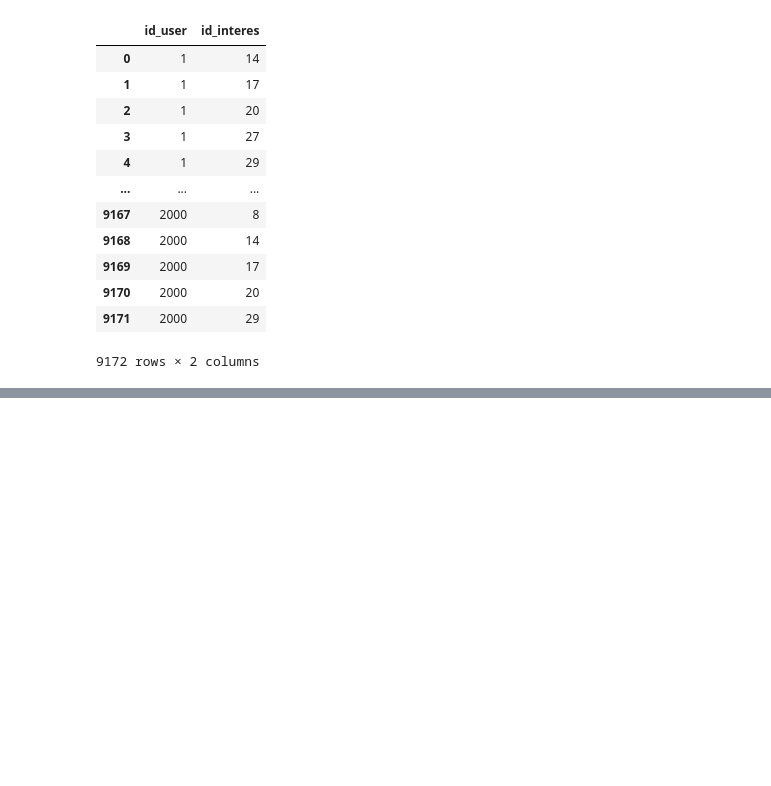
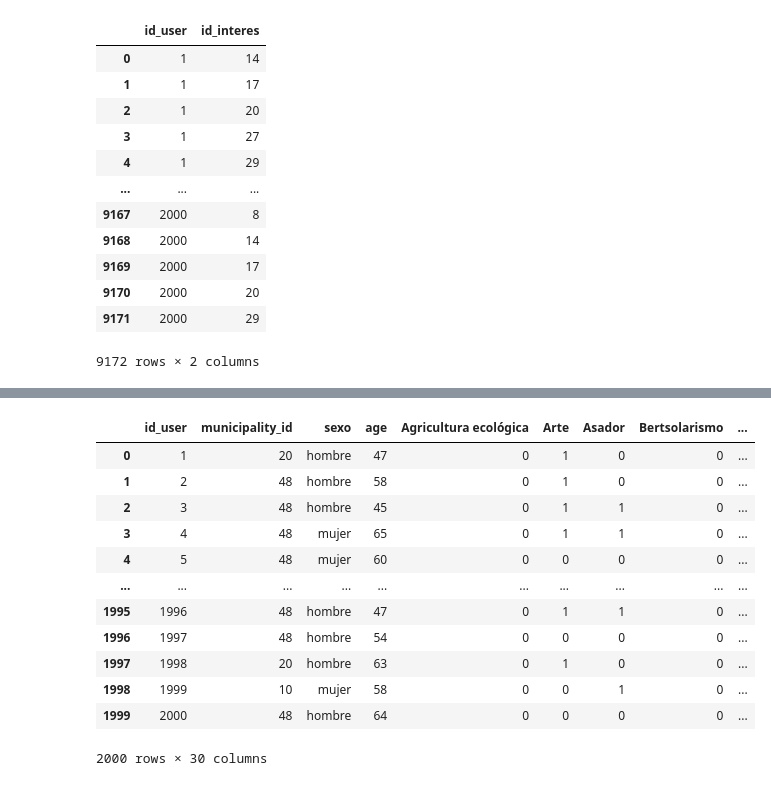
Before and after one commit to jlalonsoredon/desafio, a Jupyter notebook: feature_engineering.ipynb, the cells around one changed output, grey strips where cells are left out. Cells and saved outputs as stored; diff of their text form; code cells hidden in the pictures; blank space fills up the shorter version.

Commit message:
feature engineering, creación de CSVs para unificando las reseñas y creación de modelos.

```diff
--- a/feature_engineering.ipynb
+++ b/feature_engineering.ipynb
@@ -123,0 +141,18 @@ df_user_interes columns: ['id_user', 'id_interes']
+# %%
+# la columna df_user_total hay que editarla para quedanos con lo 2 primeros digitos para obtener la provincia
+df_user_total["municipality_id"] = df_user_total["municipality_id"].astype(str).str[:2]
+df_user_total
+# %% [output]
+|  | id_user | municipality_id | sexo | age | Agricultura ecológica | Arte | Asador | Bertsolarismo | ... |
+| 0 | 1 | 20 | hombre | 47 | 0 | 1 | 0 | 0 | ... |
+| 1 | 2 | 48 | hombre | 58 | 0 | 1 | 0 | 0 | ... |
+| 2 | 3 | 48 | hombre | 45 | 0 | 1 | 1 | 0 | ... |
+| 3 | 4 | 48 | mujer | 65 | 0 | 1 | 1 | 0 | ... |
+| 4 | 5 | 48 | mujer | 60 | 0 | 0 | 0 | 0 | ... |
+| ... | ... | ... | ... | ... | ... | ... | ... | ... | ... |
+| 1995 | 1996 | 48 | hombre | 47 | 0 | 1 | 1 | 0 | ... |
+| 1996 | 1997 | 48 | hombre | 54 | 0 | 0 | 0 | 0 | ... |
+| 1997 | 1998 | 20 | hombre | 63 | 0 | 1 | 0 | 0 | ... |
+| 1998 | 1999 | 10 | mujer | 58 | 0 | 0 | 1 | 0 | ... |
+| 1999 | 2000 | 48 | hombre | 64 | 0 | 0 | 0 | 0 | ... |
+2000 rows × 30 columns
```
Also changed, not shown: parts of 51 cells of this notebook, 5 other files.
